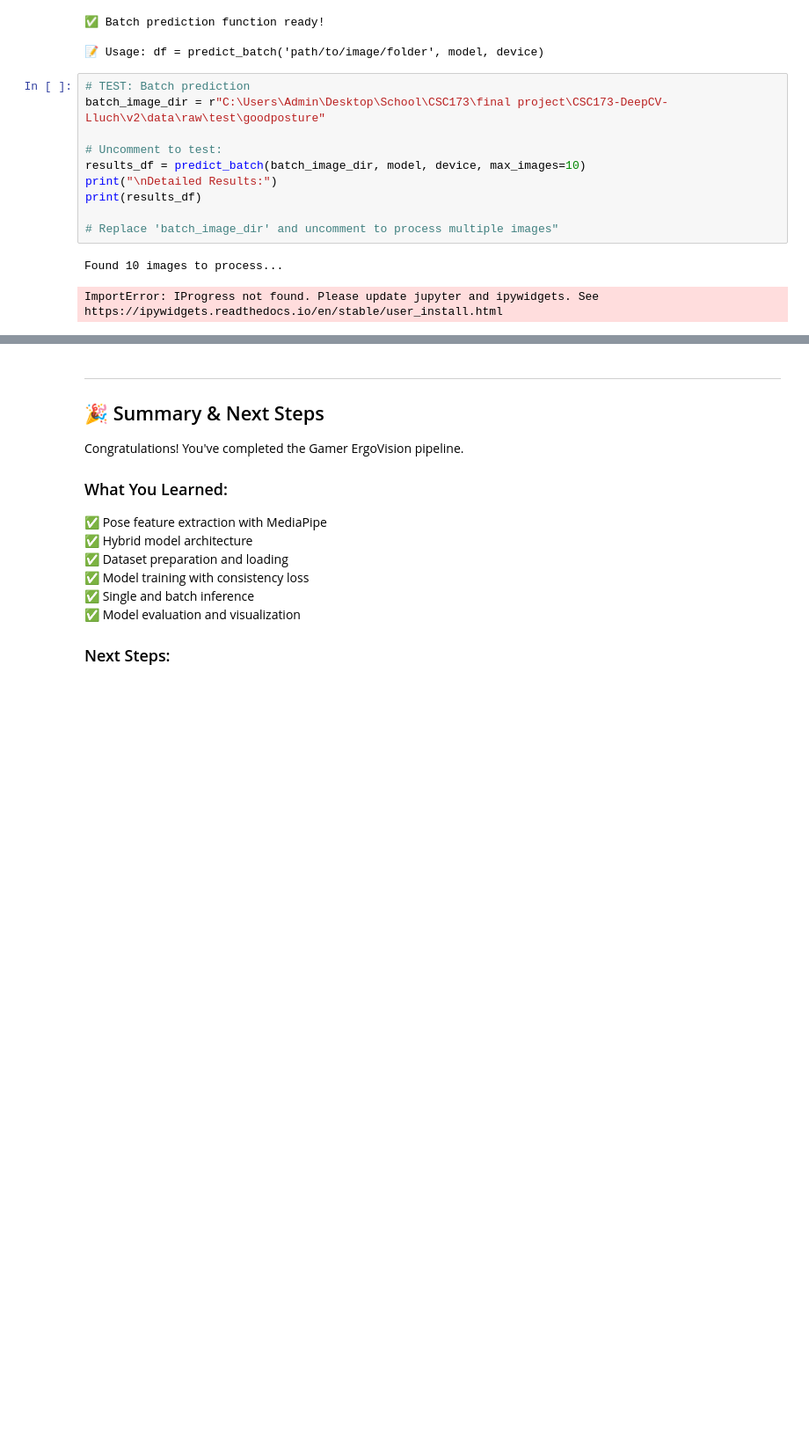
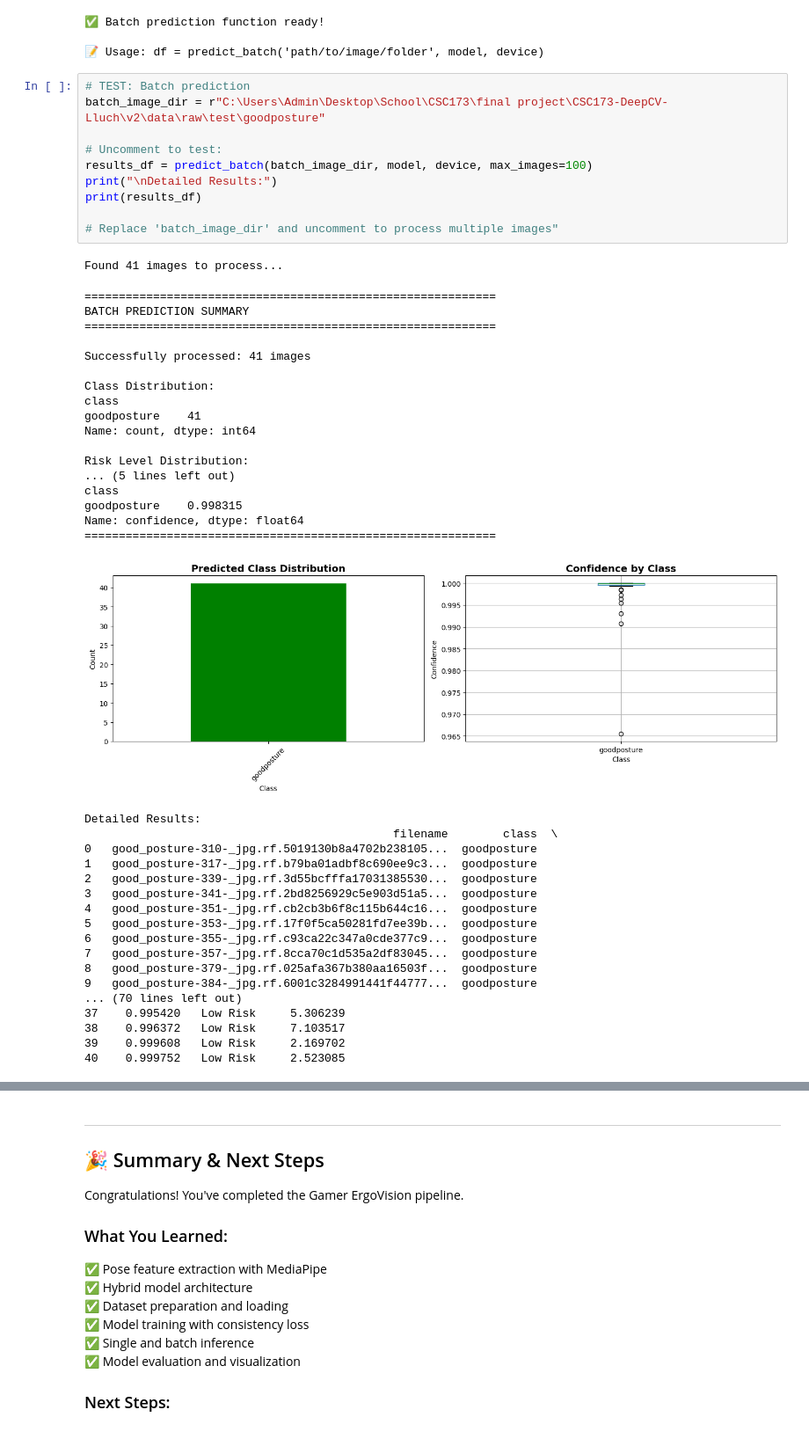
Before and after one commit to RazielLluch/CSC173-DeepCV-Lluch, a Jupyter notebook: main.ipynb, the cells around one changed output, grey strips where cells are left out. Shown at 88% size. Saved outputs shown, nothing was run; the diff lists cells and outputs as text; blank space fills up the shorter version.

```diff
--- a/main.ipynb
+++ b/main.ipynb
@@ -948,16 +946,50 @@ print("\n📝 Usage: df = predict_batch('path/to/image/folder', model, device)")
 # %%
 # TEST: Batch prediction
 batch_image_dir = r"C:\Users\Admin\Desktop\School\CSC173\final project\CSC173-DeepCV-Lluch\v2\data\raw\test\goodposture"
 
 # Uncomment to test:
-results_df = predict_batch(batch_image_dir, model, device, max_images=10)
+results_df = predict_batch(batch_image_dir, model, device, max_images=100)
 print("\nDetailed Results:")
 print(results_df)
 
 # Replace 'batch_image_dir' and uncomment to process multiple images"
 # %% [output]
-Found 10 images to process...
+Found 41 images to process...
-ImportError: IProgress not found. Please update jupyter and ipywidgets. See https://ipywidgets.readthedocs.io/en/stable/user_install.html
+============================================================
+BATCH PREDICTION SUMMARY
+============================================================
+
+Successfully processed: 41 images
+
+Class Distribution:
+class
+goodposture    41
+Name: count, dtype: int64
+
+Risk Level Distribution:
+... (5 lines left out)
+class
+goodposture    0.998315
+Name: confidence, dtype: float64
+============================================================
+[figure, added]
+Detailed Results:
+                                             filename        class  \
+0   good_posture-310-_jpg.rf.5019130b8a4702b238105...  goodposture
+1   good_posture-317-_jpg.rf.b79ba01adbf8c690ee9c3...  goodposture
+2   good_posture-339-_jpg.rf.3d55bcfffa17031385530...  goodposture
+3   good_posture-341-_jpg.rf.2bd8256929c5e903d51a5...  goodposture
+4   good_posture-351-_jpg.rf.cb2cb3b6f8c115b644c16...  goodposture
+5   good_posture-353-_jpg.rf.17f0f5ca50281fd7ee39b...  goodposture
+6   good_posture-355-_jpg.rf.c93ca22c347a0cde377c9...  goodposture
+7   good_posture-357-_jpg.rf.8cca70c1d535a2df83045...  goodposture
+8   good_posture-379-_jpg.rf.025afa367b380aa16503f...  goodposture
+9   good_posture-384-_jpg.rf.6001c3284991441f44777...  goodposture
+... (70 lines left out)
+37    0.995420   Low Risk     5.306239
+38    0.996372   Low Risk     7.103517
+39    0.999608   Low Risk     2.169702
+40    0.999752   Low Risk     2.523085
 # %%
 from pathlib import Path
 
```
Also changed, not shown: parts of 10 cells of this notebook, 9 other files.
